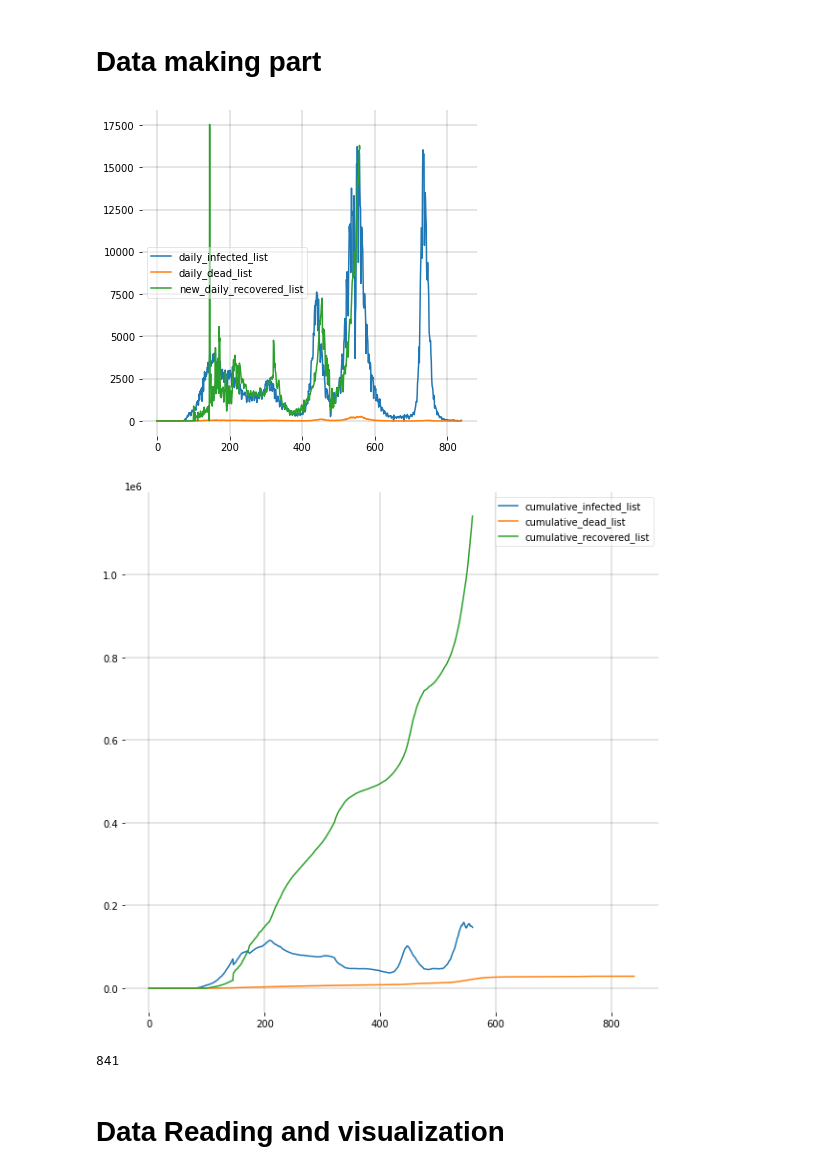
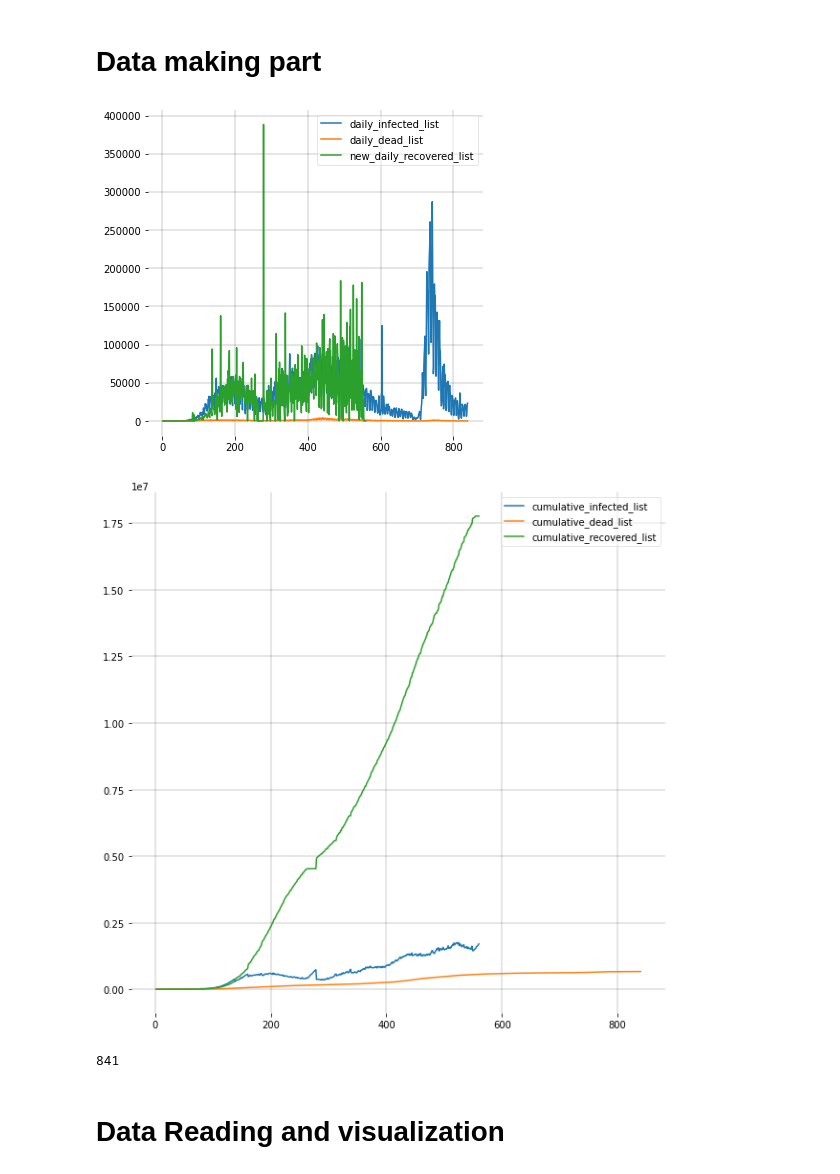
Before and after one commit to jhgoblue/covid-19-pbl, a Jupyter notebook: dinn-sird-baseline.ipynb, the cells around one changed output. Saved outputs shown, nothing was run; the diff lists cells and outputs as text; code cells hidden in the pictures.

```diff
--- a/dinn-sird-baseline.ipynb
+++ b/dinn-sird-baseline.ipynb
@@ -55,7 +55,7 @@ for file_name in sorted_fnames:
     confirmed = 0
     recovered = 0
     for key,row in df.iterrows():
-        if key == 'Bangladesh':
+        if key == 'Brazil':
             deaths = deaths + row['Deaths']
             confirmed = confirmed + row['Confirmed']
             recovered = recovered + row['Recovered']
@@ -97,34 +97,34 @@ for spine in ('top', 'right', 'bottom', 'left'):
     ax.spines[spine].set_visible(False)
 plt.show();
 # %% [output]
-[figure, old version]
+[figure, new version]
 # %%
 # Making the SIDR list
-N = 2845955
+N = 212688125
 cumulative_susceptible_list = []
 for i in range(len(cumulative_recovered_list)):
     cumulative_infected_list[i]=(cumulative_infected_list[i] - cumulative_recovered_list[i]- cumulative_dead_list[i])
     cumulative_susceptible_list.append(N - cumulative_recovered_list[i] - cumulative_infected_list[i] - cumulative_dead_list[i])
 
 fig = plt.figure(figsize=(10,10))
 
 ax = fig.add_subplot(111, facecolor='#dddddd', axisbelow=True)
 ax.set_facecolor('xkcd:white')
 
 # plt.plot(cumulative_susceptible_list[:310], label = 'cumulative_susceptible_list')
 plt.plot(cumulative_infected_list, label = 'cumulative_infected_list')
 plt.plot(cumulative_dead_list, label = 'cumulative_dead_list')
 plt.plot(cumulative_recovered_list, label = 'cumulative_recovered_list')
 
 ax.grid(b=True, which='major', c='black', lw=0.2, ls='-')
 legend = ax.legend()
 legend.get_frame().set_alpha(0.5)
 for spine in ('top', 'right', 'bottom', 'left'):
     ax.spines[spine].set_visible(False)
 plt.show();
 print(len(cumulative_susceptible_list))
 # %% [output]
-[figure, old version]
+[figure, new version]
 841
 # %%
 #save as csv files
```
Also changed, not shown: parts of 9 cells of this notebook.
